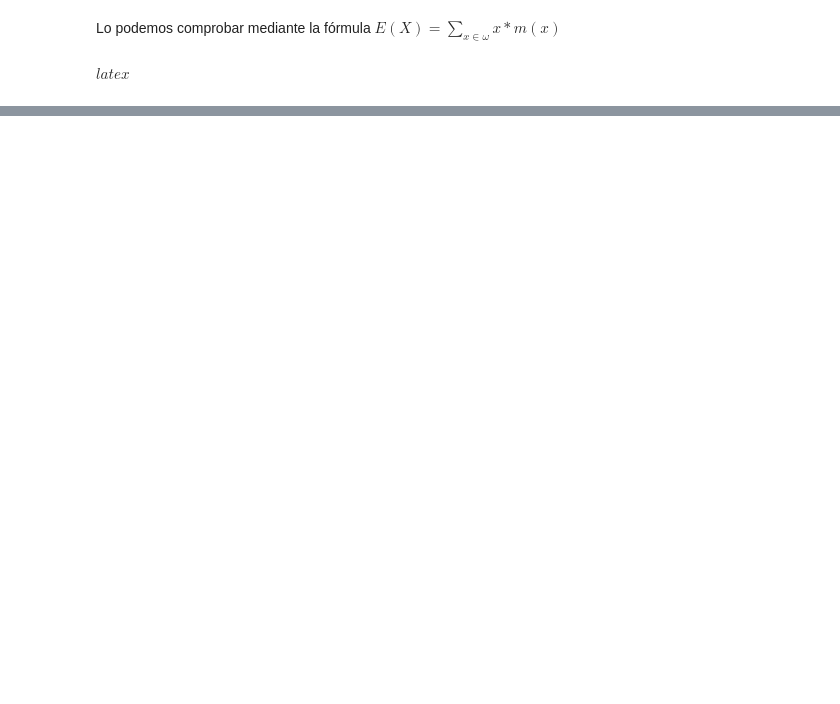
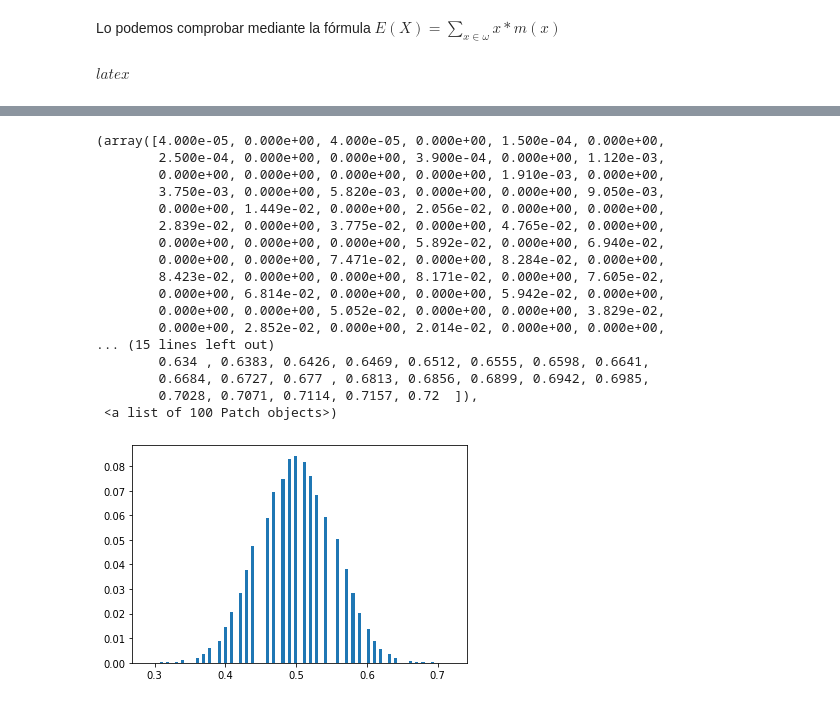
Before and after one commit to mharias/stats, a Jupyter notebook: stats.ipynb, the cells around one changed output, grey strips where cells are left out. Drawn from its saved outputs; the diff is of its cells as text; code cells hidden in the pictures; blank space fills up the shorter version.

```diff
--- a/stats.ipynb
+++ b/stats.ipynb
@@ -305,0 +199,3 @@ plt.show()
+# %%
+n_terms_sum=1000
+valores=np.random.binomial(n_terms_sum,0.5,1000)/n_terms_sum
@@ -305,0 +210,2 @@ plt.show()
+# %%
+counts, bins = np.histogram(np.around(valores,decimals=2),bins=100)
@@ -305,0 +224,21 @@ plt.show()
+# %%
+plt.hist(bins[:-1],bins,weights=counts/counts.sum())
+# %% [output]
+(array([4.000e-05, 0.000e+00, 4.000e-05, 0.000e+00, 1.500e-04, 0.000e+00,
+        2.500e-04, 0.000e+00, 0.000e+00, 3.900e-04, 0.000e+00, 1.120e-03,
+        0.000e+00, 0.000e+00, 0.000e+00, 0.000e+00, 1.910e-03, 0.000e+00,
+        3.750e-03, 0.000e+00, 5.820e-03, 0.000e+00, 0.000e+00, 9.050e-03,
+        0.000e+00, 1.449e-02, 0.000e+00, 2.056e-02, 0.000e+00, 0.000e+00,
+        2.839e-02, 0.000e+00, 3.775e-02, 0.000e+00, 4.765e-02, 0.000e+00,
+        0.000e+00, 0.000e+00, 0.000e+00, 5.892e-02, 0.000e+00, 6.940e-02,
+        0.000e+00, 0.000e+00, 7.471e-02, 0.000e+00, 8.284e-02, 0.000e+00,
+        8.423e-02, 0.000e+00, 0.000e+00, 8.171e-02, 0.000e+00, 7.605e-02,
+        0.000e+00, 6.814e-02, 0.000e+00, 0.000e+00, 5.942e-02, 0.000e+00,
+        0.000e+00, 0.000e+00, 5.052e-02, 0.000e+00, 0.000e+00, 3.829e-02,
+        0.000e+00, 2.852e-02, 0.000e+00, 2.014e-02, 0.000e+00, 0.000e+00,
+... (15 lines left out)
+        0.634 , 0.6383, 0.6426, 0.6469, 0.6512, 0.6555, 0.6598, 0.6641,
+        0.6684, 0.6727, 0.677 , 0.6813, 0.6856, 0.6899, 0.6942, 0.6985,
+        0.7028, 0.7071, 0.7114, 0.7157, 0.72  ]),
+ <a list of 100 Patch objects>)
+[figure, added]
```
Also changed, not shown: parts of 24 cells of this notebook.
